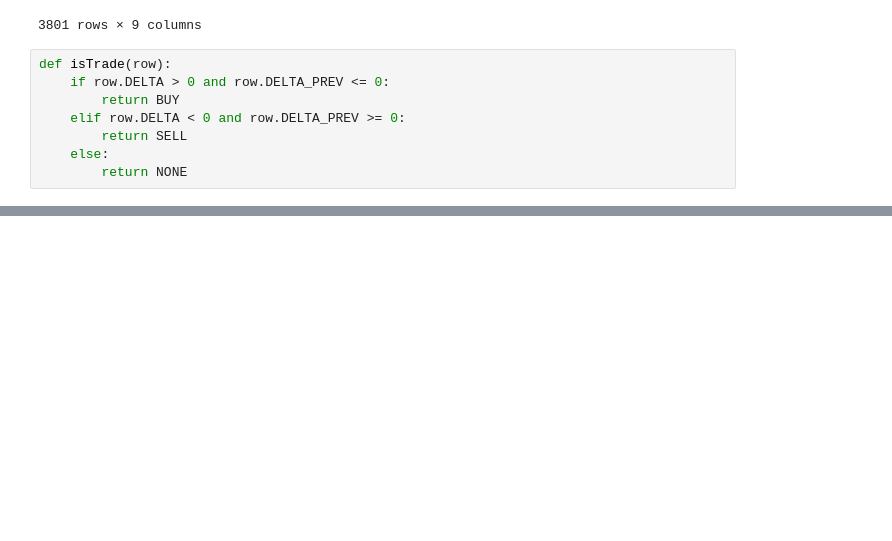
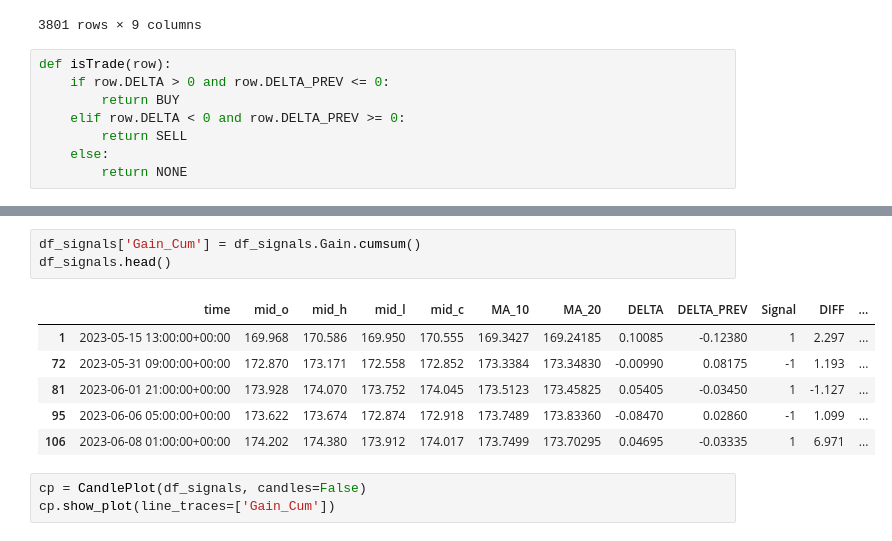
Before and after one commit to juanLude/backtesting_kangaroo, a Jupyter notebook: plotting_candles.ipynb, the cells around one changed output, grey strips where cells are left out. Cells and saved outputs as stored; diff of their text form; blank space fills up the shorter version.

```diff
--- a/plotting_candles.ipynb
+++ b/plotting_candles.ipynb
@@ -174,0 +217,13 @@ df_an
+# %%
+df_signals['Gain_Cum'] = df_signals.Gain.cumsum()
+df_signals.head()
+# %% [output]
+|  | time | mid_o | mid_h | mid_l | mid_c | MA_10 | MA_20 | DELTA | DELTA_PREV | Signal | DIFF | ... |
+| 1 | 2023-05-15 13:00:00+00:00 | 169.968 | 170.586 | 169.950 | 170.555 | 169.3427 | 169.24185 | 0.10085 | -0.12380 | 1 | 2.297 | ... |
+| 72 | 2023-05-31 09:00:00+00:00 | 172.870 | 173.171 | 172.558 | 172.852 | 173.3384 | 173.34830 | -0.00990 | 0.08175 | -1 | 1.193 | ... |
+| 81 | 2023-06-01 21:00:00+00:00 | 173.928 | 174.070 | 173.752 | 174.045 | 173.5123 | 173.45825 | 0.05405 | -0.03450 | 1 | -1.127 | ... |
+| 95 | 2023-06-06 05:00:00+00:00 | 173.622 | 173.674 | 172.874 | 172.918 | 173.7489 | 173.83360 | -0.08470 | 0.02860 | -1 | 1.099 | ... |
+| 106 | 2023-06-08 01:00:00+00:00 | 174.202 | 174.380 | 173.912 | 174.017 | 173.7499 | 173.70295 | 0.04695 | -0.03335 | 1 | 6.971 | ... |
+# %%
+cp = CandlePlot(df_signals, candles=False)
+cp.show_plot(line_traces=['Gain_Cum'])
```
Also changed, not shown: parts of 11 cells of this notebook, 2 other files.
